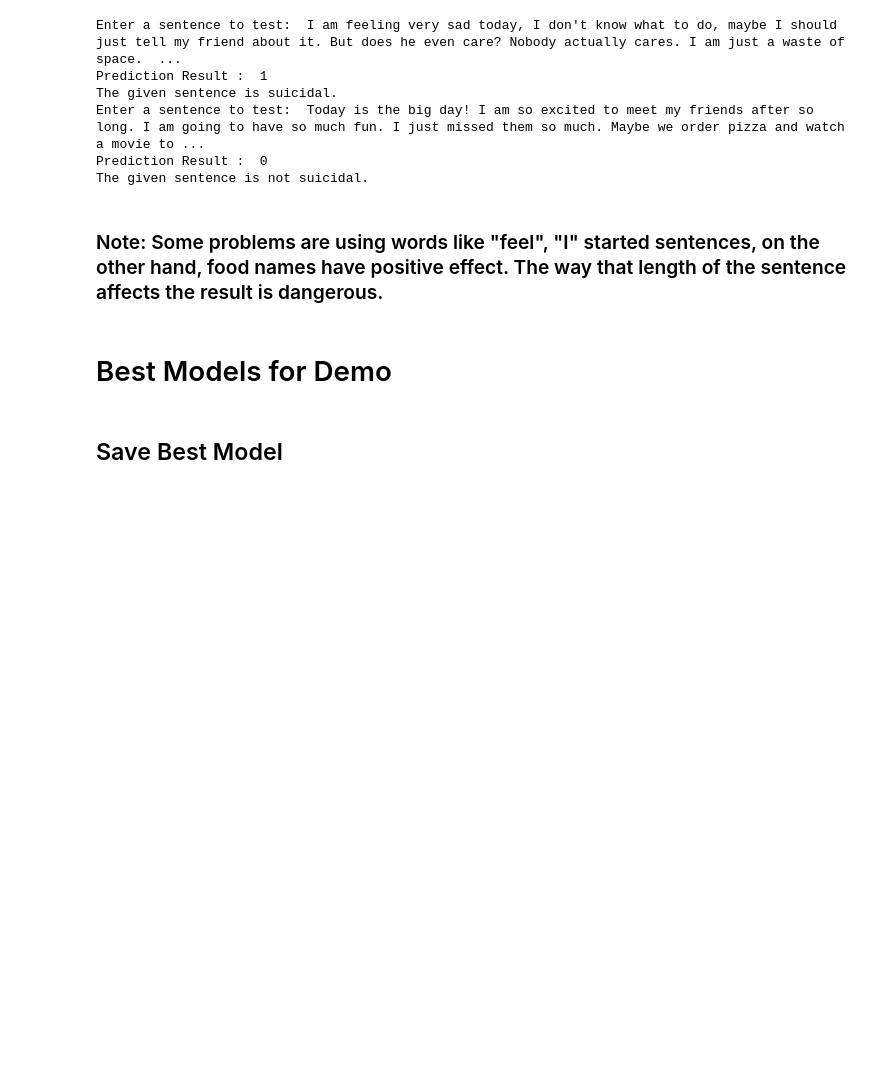
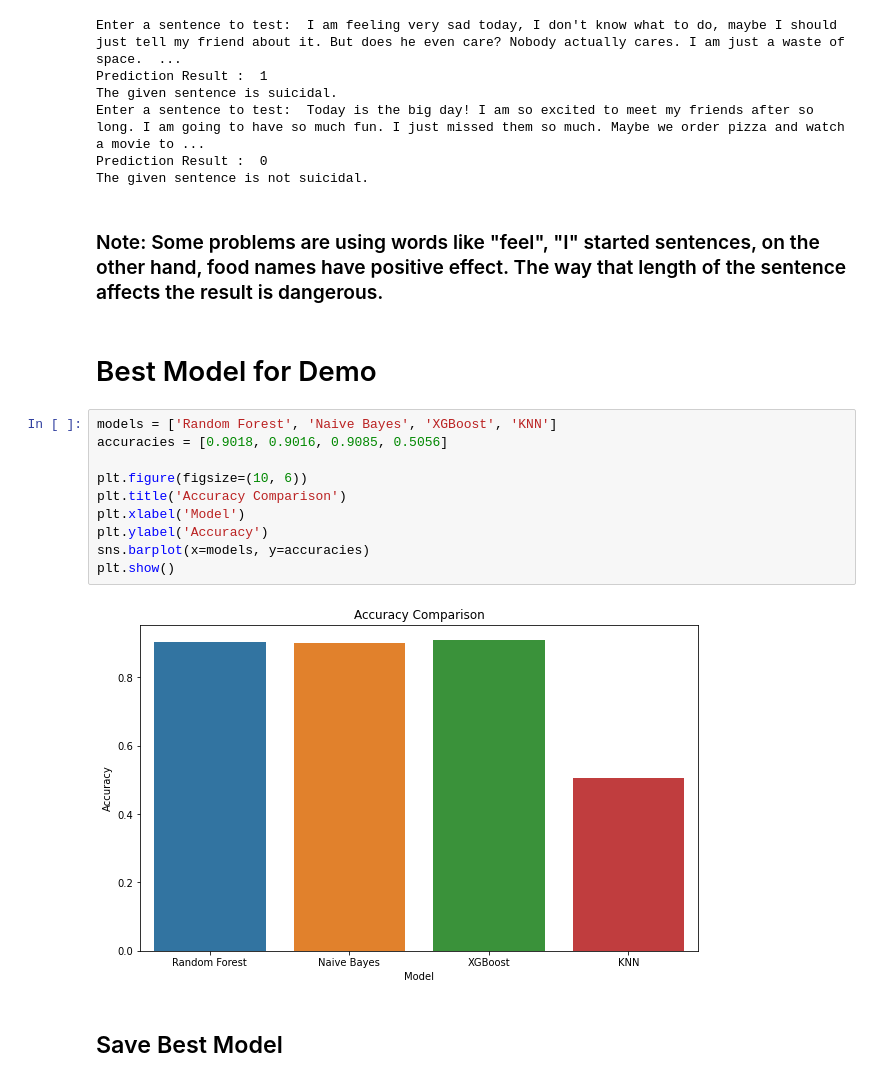
Before and after one commit to zehra-demir/Suicidal-Text-Classification, a Jupyter notebook: project.ipynb, the cells around one changed output. Drawn from its saved outputs; the diff is of its cells as text; blank space fills up the shorter version.

```diff
--- a/project.ipynb
+++ b/project.ipynb
@@ -792,7 +808,19 @@ The given sentence is not suicidal.
 # %% [markdown]
 ### Note: Some problems are using words like "feel", "I" started sentences, on the other hand, food names have positive effect. The way that length of the sentence affects the result is dangerous.
 # %% [markdown]
-# Best Models for Demo
+# Best Model for Demo
+# %%
+models = ['Random Forest', 'Naive Bayes', 'XGBoost', 'KNN']
+accuracies = [0.9018, 0.9016, 0.9085, 0.5056]
+
+plt.figure(figsize=(10, 6))
+plt.title('Accuracy Comparison')
+plt.xlabel('Model')
+plt.ylabel('Accuracy')
+sns.barplot(x=models, y=accuracies)
+plt.show()
+# %% [output]
+[figure, added]
 # %% [markdown]
 ## Save Best Model
 # %% [markdown]
```
Also changed, not shown: parts of 12 cells of this notebook.
